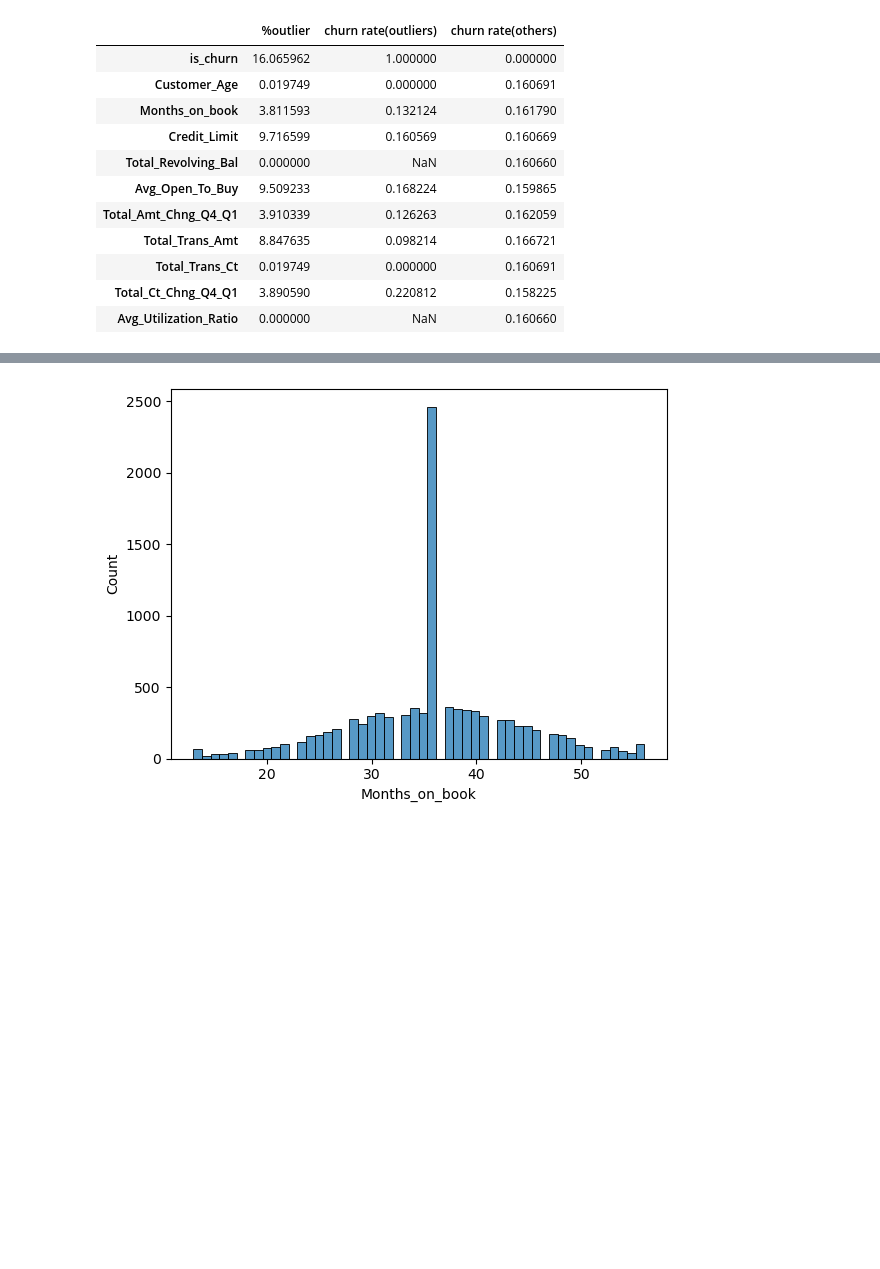
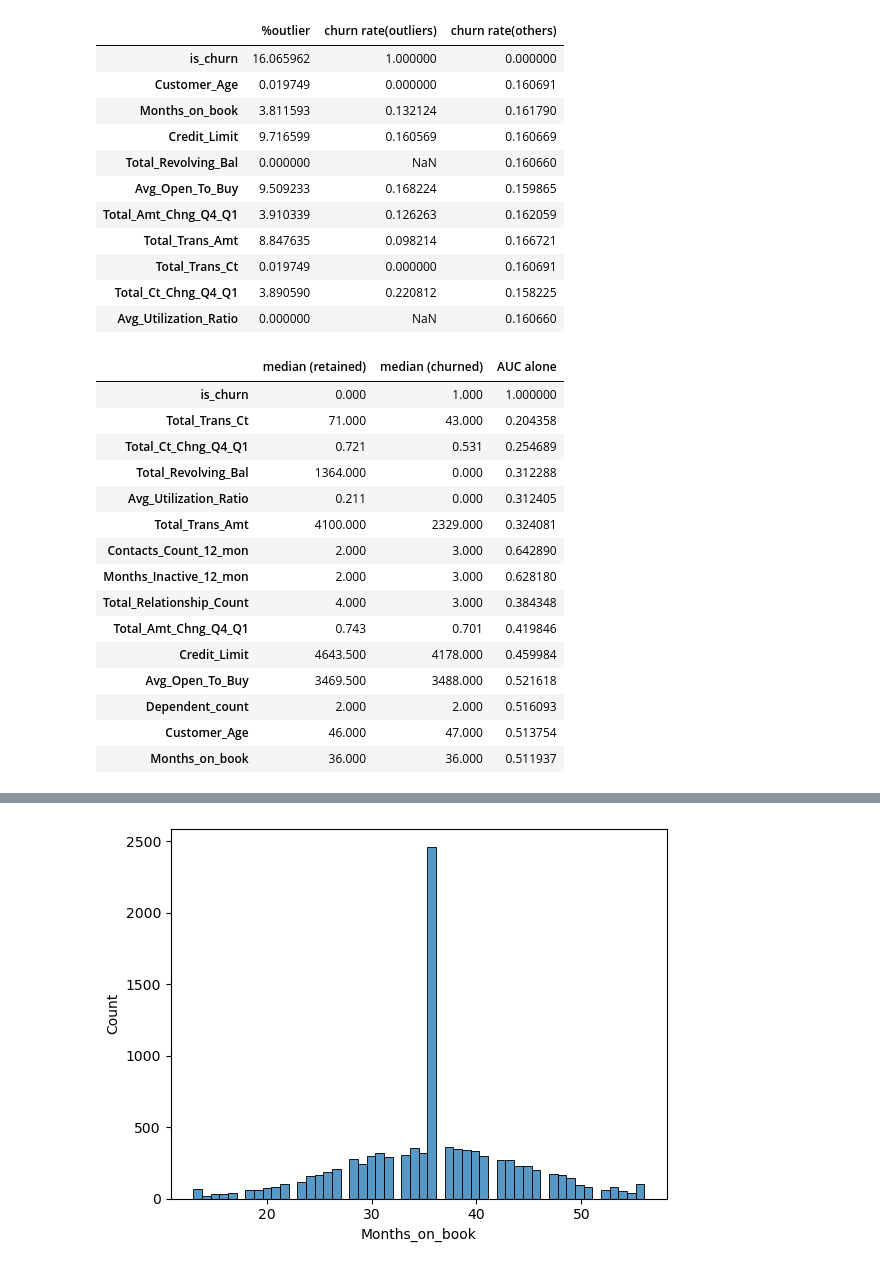
Before and after one commit to kidnextdoor57/Credit-Card-Churn-Prediction, a Jupyter notebook: credit_card_churn.ipynb, the cells around one changed output, grey strips where cells are left out. Saved outputs shown, nothing was run; the diff lists cells and outputs as text; code cells hidden in the pictures; blank space fills up the shorter version.

```diff
--- a/credit_card_churn.ipynb
+++ b/credit_card_churn.ipynb
@@ -353,3 +351,25 @@ pd.DataFrame({
 | Total_Trans_Ct | 0.019749 | 0.000000 | 0.160691 |
 | Total_Ct_Chng_Q4_Q1 | 3.890590 | 0.220812 | 0.158225 |
 | Avg_Utilization_Ratio | 0.000000 | NaN | 0.160660 |
+# %%
+by_class = df.groupby('is_churn')[num_cols].median().T
+by_class.columns = ['median (retained)', 'median (churned)']
+by_class['AUC alone'] = [roc_auc_score(df['is_churn'], df[c]) for c in by_class.index]
+by_class.sort_values('AUC alone', key = lambda s: (s - 0.5).abs(), ascending = False)
+# %% [output]
+|  | median (retained) | median (churned) | AUC alone |
+| is_churn | 0.000 | 1.000 | 1.000000 |
+| Total_Trans_Ct | 71.000 | 43.000 | 0.204358 |
+| Total_Ct_Chng_Q4_Q1 | 0.721 | 0.531 | 0.254689 |
+| Total_Revolving_Bal | 1364.000 | 0.000 | 0.312288 |
+| Avg_Utilization_Ratio | 0.211 | 0.000 | 0.312405 |
+| Total_Trans_Amt | 4100.000 | 2329.000 | 0.324081 |
+| Contacts_Count_12_mon | 2.000 | 3.000 | 0.642890 |
+| Months_Inactive_12_mon | 2.000 | 3.000 | 0.628180 |
+| Total_Relationship_Count | 4.000 | 3.000 | 0.384348 |
+| Total_Amt_Chng_Q4_Q1 | 0.743 | 0.701 | 0.419846 |
+| Credit_Limit | 4643.500 | 4178.000 | 0.459984 |
+| Avg_Open_To_Buy | 3469.500 | 3488.000 | 0.521618 |
+| Dependent_count | 2.000 | 2.000 | 0.516093 |
+| Customer_Age | 46.000 | 47.000 | 0.513754 |
+| Months_on_book | 36.000 | 36.000 | 0.511937 |
```
Also changed, not shown: parts of 7 cells of this notebook.
